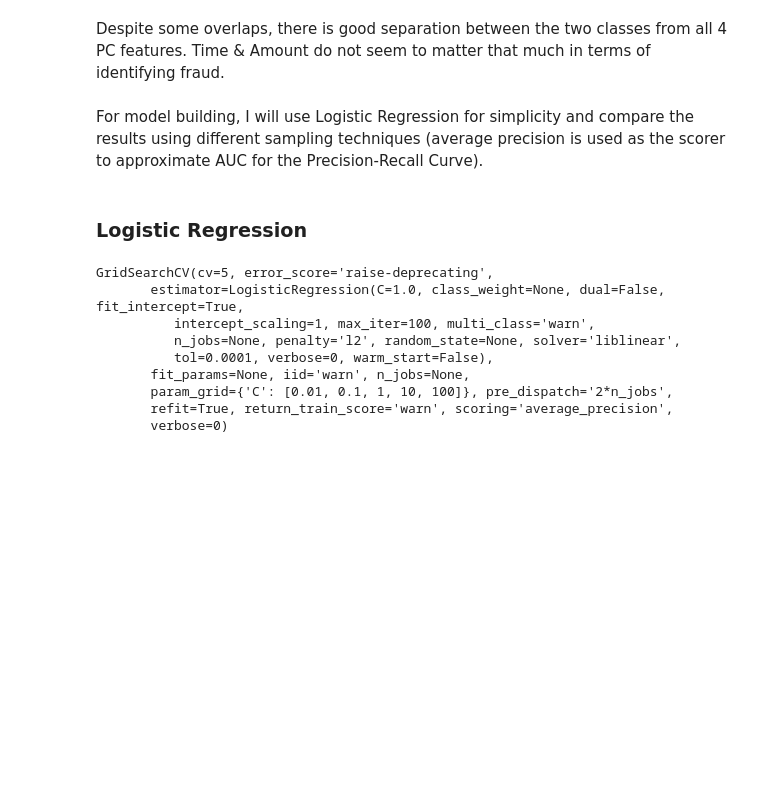
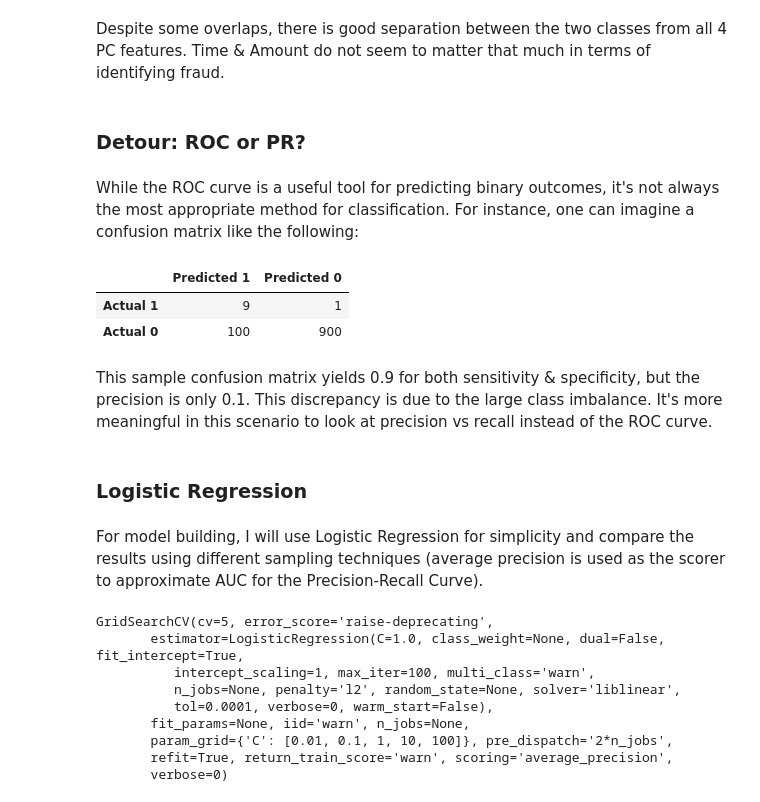
Before and after one commit to wc859/imbalanced_data, a Jupyter notebook: Imbalanced Data Classification.ipynb, the cells around one changed output. Saved outputs shown, nothing was run; the diff lists cells and outputs as text; code cells hidden in the pictures; blank space fills up the shorter version.

```diff
--- a/Imbalanced Data Classification.ipynb
+++ b/Imbalanced Data Classification.ipynb
@@ -197,10 +197,25 @@ for i in range(0, 6):
 [figure]
 # %% [markdown]
 Despite some overlaps, there is good separation between the two classes from all 4 PC features. Time & Amount do not seem to matter that much in terms of identifying fraud.
+# %% [markdown]
+### Detour: ROC or PR?
+# %% [markdown]
+While the ROC curve is a useful tool for predicting binary outcomes, it's not always the most appropriate method for classification. For instance, one can imagine a confusion matrix like the following:
+# %%
+cm = pd.DataFrame({'Predicted 1': [9, 100], 'Predicted 0': [1, 900]})[['Predicted 1', 'Predicted 0']]
+cm.index = ['Actual 1', 'Actual 0']
+# %%
+cm
+# %% [output]
+|  | Predicted 1 | Predicted 0 |
+| Actual 1 | 9 | 1 |
+| Actual 0 | 100 | 900 |
+# %% [markdown]
+This sample confusion matrix yields 0.9 for both sensitivity & specificity, but the precision is only 0.1. This discrepancy is due to the large class imbalance. It's more meaningful in this scenario to look at precision vs recall instead of the ROC curve.
+# %% [markdown]
+### Logistic Regression
 # %% [markdown]
 For model building, I will use Logistic Regression for simplicity and compare the results using different sampling techniques (average precision is used as the scorer to approximate AUC for the Precision-Recall Curve).
-# %% [markdown]
-### Logistic Regression
 # %%
 params_logit = {'C': [0.01,0.1,1,10,100]}
 logit = LogisticRegression(solver='liblinear')
```
